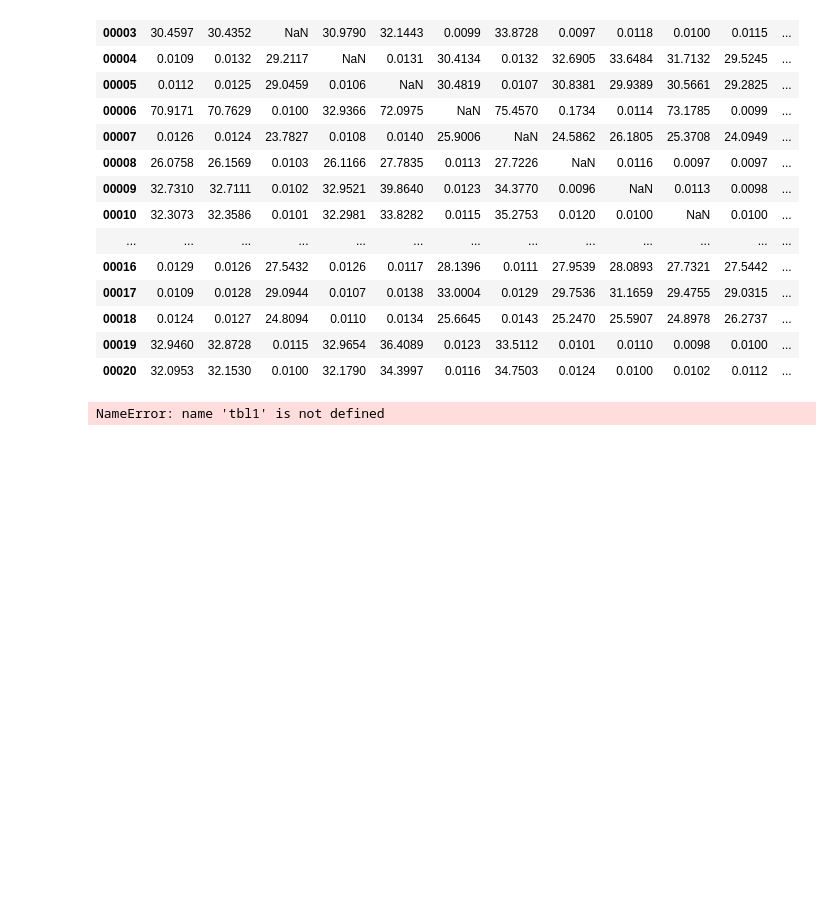
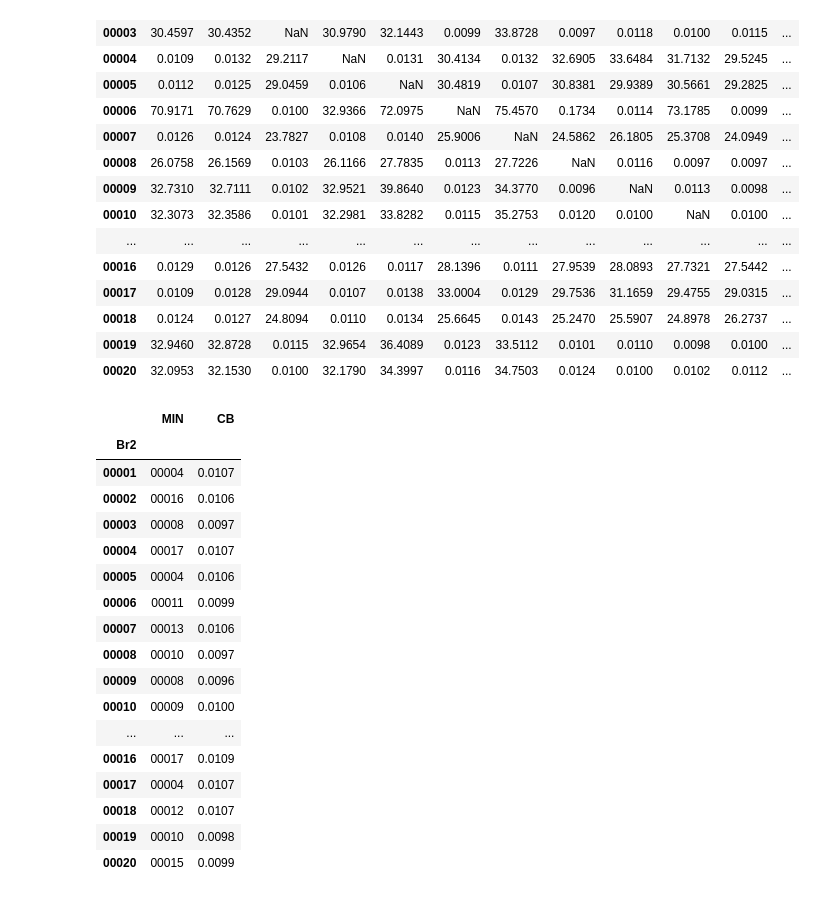
Before and after one commit to ternava/Incremental-build, a Jupyter notebook: notebooks/incremental_build_time.ipynb, the cells around one changed output. Cells and saved outputs as stored; diff of their text form; code cells hidden in the pictures; blank space fills up the shorter version.

```diff
--- a/notebooks/incremental_build_time.ipynb
+++ b/notebooks/incremental_build_time.ipynb
@@ -273,9 +273,26 @@ tbl
 # %%
 #cols = ['00001', '00002', '00003', '00004', '00005',]
 #df['total'] = df[cols].gt(0).sum(axis=1)
 
 tbl["MIN"] = tbl.idxmin(axis=1)
-tbl["CB"] = tbl.min(axis=0)
+tbl["CB"] = tbl.min(axis=1)
 tbl[["MIN", "CB"]]
 # %% [output]
-NameError: name 'tbl1' is not defined
+|  | MIN | CB |
+| Br2 |  |  |
+| 00001 | 00004 | 0.0107 |
+| 00002 | 00016 | 0.0106 |
+| 00003 | 00008 | 0.0097 |
+| 00004 | 00017 | 0.0107 |
+| 00005 | 00004 | 0.0106 |
+| 00006 | 00011 | 0.0099 |
+| 00007 | 00013 | 0.0106 |
+| 00008 | 00010 | 0.0097 |
+| 00009 | 00008 | 0.0096 |
+| 00010 | 00009 | 0.0100 |
+| ... | ... | ... |
+| 00016 | 00017 | 0.0109 |
+| 00017 | 00004 | 0.0107 |
+| 00018 | 00012 | 0.0107 |
+| 00019 | 00010 | 0.0098 |
+| 00020 | 00015 | 0.0099 |
```
